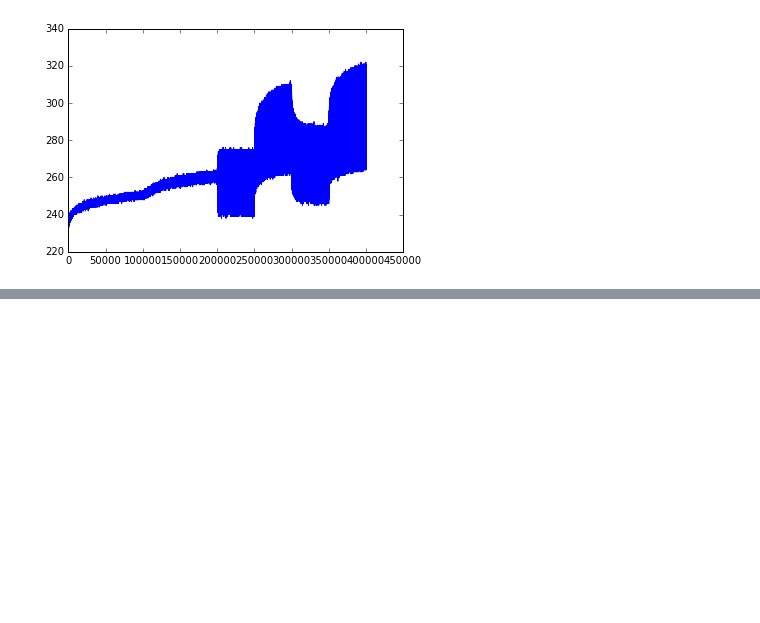
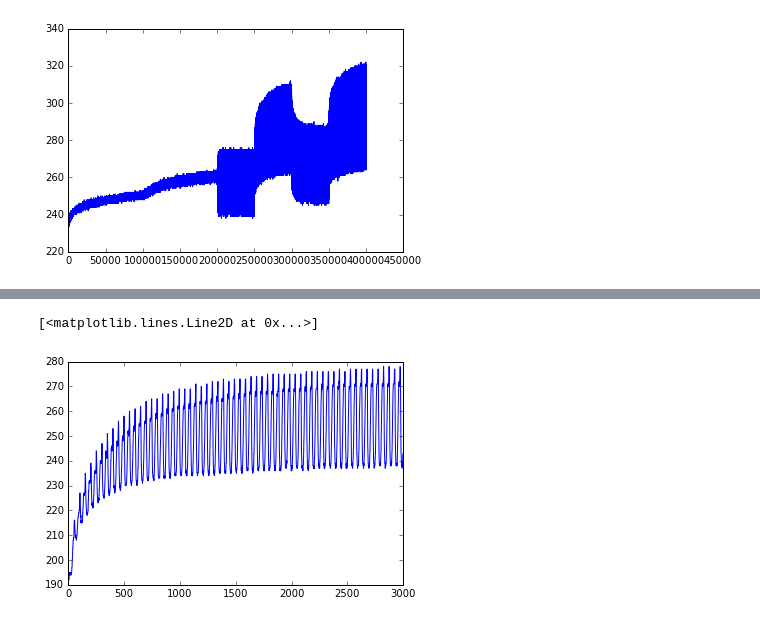
Before and after one commit to FryeT/dongli, a Jupyter notebook: dl_G375_1/dl_G375_1.ipynb, the cells around one changed output, grey strips where cells are left out. Cells and saved outputs as stored; diff of their text form; code cells hidden in the pictures; blank space fills up the shorter version.

```diff
--- a/dl_G375_1/dl_G375_1.ipynb
+++ b/dl_G375_1/dl_G375_1.ipynb
@@ -57,0 +53,7 @@ plt.plot(df['孔压'])
+# %%
+df1 = pd.read_csv('datas/dlG375_qd_14kn2017-8-22(10-23-12).csv')
+# %%
+plt.plot(df1['孔压'][:3000])
+# %% [output]
+[<matplotlib.lines.Line2D at 0x...>]
+[figure, added]
```
Also changed, not shown: parts of 3 cells of this notebook, 9 other files.
